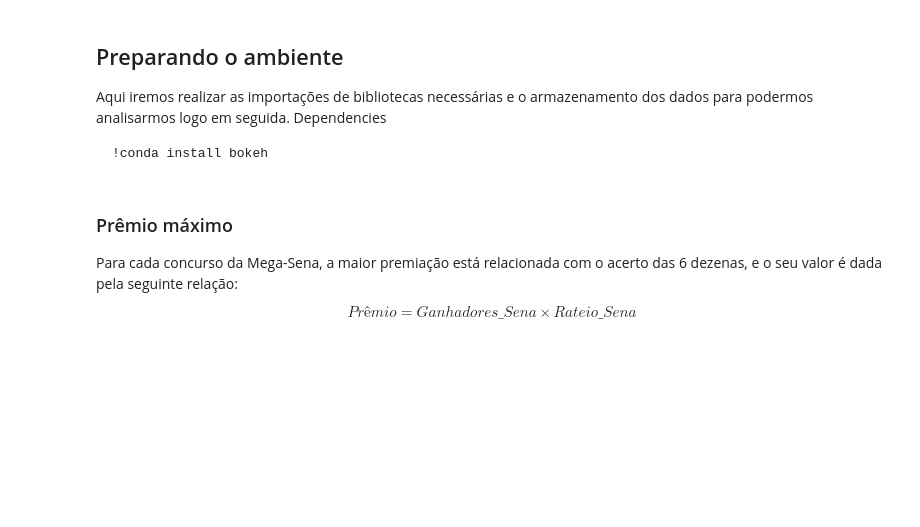
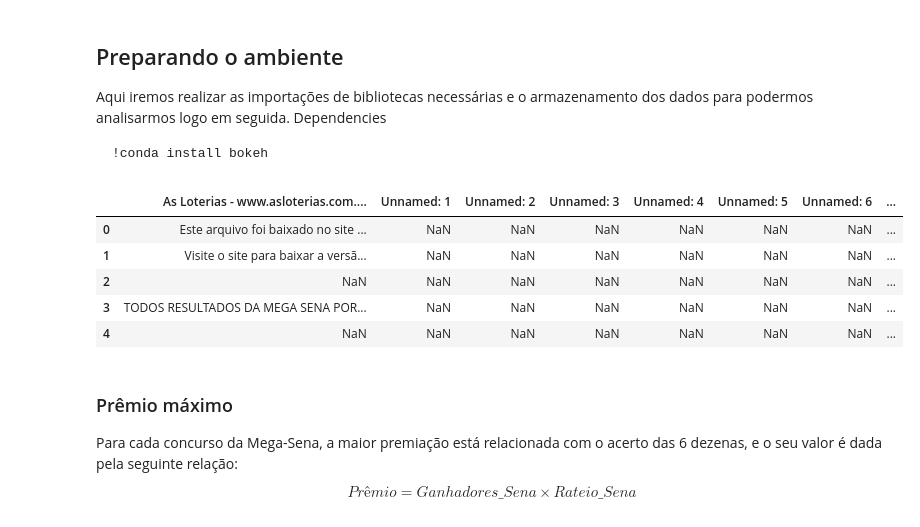
Before and after one commit to alvarofpp/imd0033-mega-sena, a Jupyter notebook: mega_sena.ipynb, the cells around one changed output. Cells and saved outputs as stored; diff of their text form; code cells hidden in the pictures; blank space fills up the shorter version.

```diff
--- a/mega_sena.ipynb
+++ b/mega_sena.ipynb
@@ -38,9 +38,18 @@ from bokeh.models import HoverTool
 from bokeh.plotting import figure, output_notebook, show
 # %%
 # Leitura dos dados
-excel_file = 'basedados.xlsx'
+excel_file = 'mega_sena.xlsx'
 excel = pd.ExcelFile(excel_file)
 data = excel.parse(0)
+# %%
+data.head()
+# %% [output]
+|  | As Loterias - www.asloterias.com.... | Unnamed: 1 | Unnamed: 2 | Unnamed: 3 | Unnamed: 4 | Unnamed: 5 | Unnamed: 6 | ... |
+| 0 | Este arquivo foi baixado no site ... | NaN | NaN | NaN | NaN | NaN | NaN | ... |
+| 1 | Visite o site para baixar a versã... | NaN | NaN | NaN | NaN | NaN | NaN | ... |
+| 2 | NaN | NaN | NaN | NaN | NaN | NaN | NaN | ... |
+| 3 | TODOS RESULTADOS DA MEGA SENA POR... | NaN | NaN | NaN | NaN | NaN | NaN | ... |
+| 4 | NaN | NaN | NaN | NaN | NaN | NaN | NaN | ... |
 # %% [markdown]
 ### Prêmio máximo
 Para cada concurso da Mega-Sena, a maior premiação está relacionada com o acerto das 6 dezenas, e o seu valor é dada pela seguinte relação:
```
Also changed, not shown: parts of 8 cells of this notebook.
